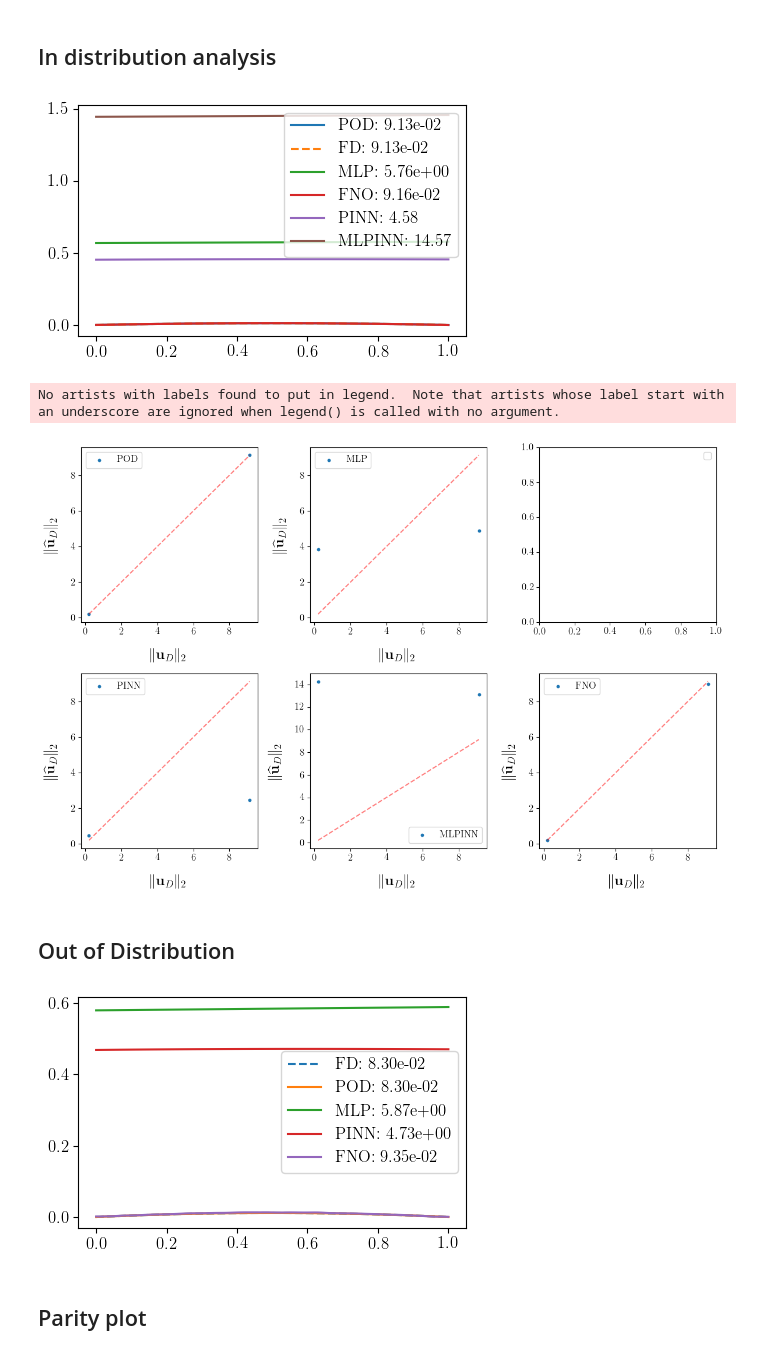
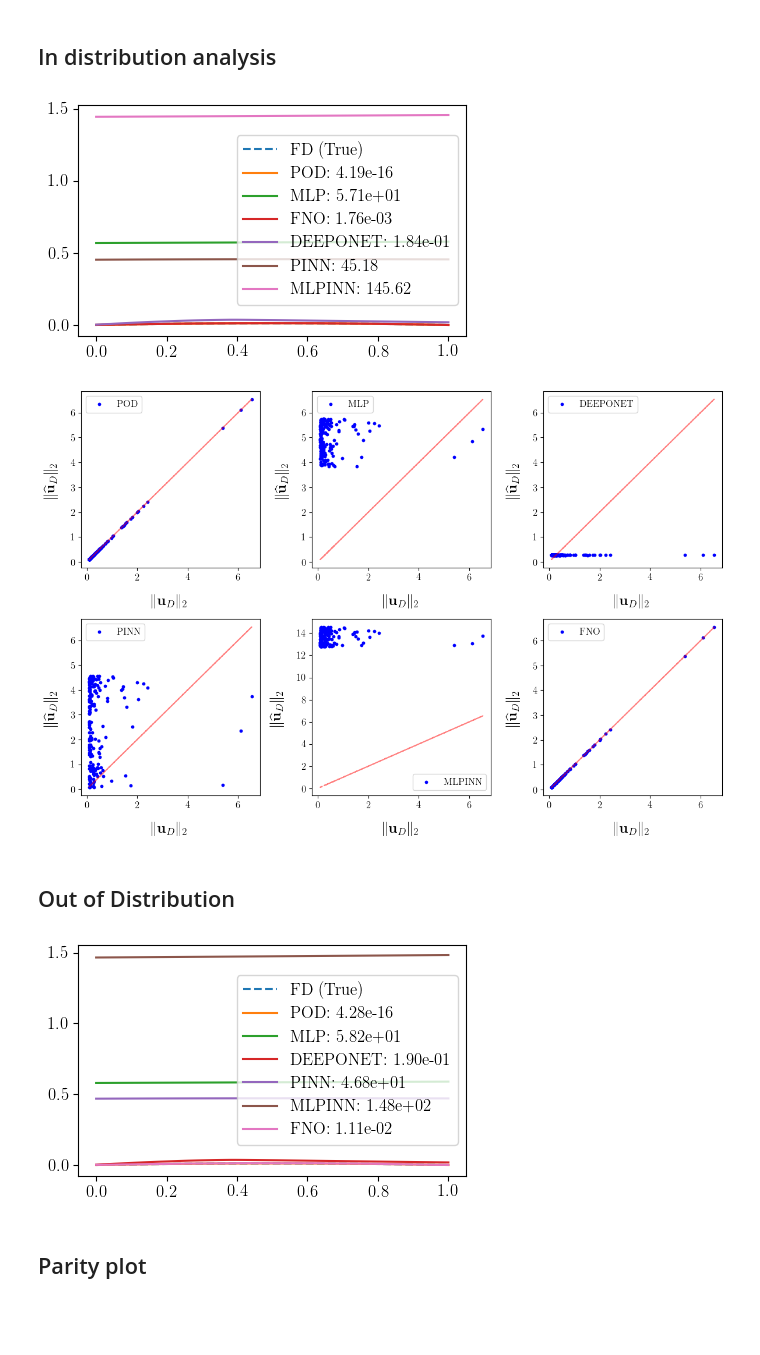
Before and after one commit to lechevaa/CEMRACS_SciML, a Jupyter notebook: notebooks/PoissonEquation/Poisson_step_1.ipynb, the cells around one changed output. Saved outputs shown, nothing was run; the diff lists cells and outputs as text; code cells hidden in the pictures; blank space fills up the shorter version.

```diff
--- a/notebooks/PoissonEquation/Poisson_step_1.ipynb
+++ b/notebooks/PoissonEquation/Poisson_step_1.ipynb
@@ -209,64 +200,64 @@ solver.change_D(new_D=new_D)
 U_FD = solver.solve()
 U_MLP = all_methods['MLP'].apply_method([new_D])
 U_POD = all_methods['POD'].apply_method(new_D)
-# U_DONUT = all_methods['DEEPONET'].apply_method(new_D)
+U_DONUT = all_methods['DEEPONET'].apply_method([new_D]).flatten()
 U_PINN = all_methods['PINN'].apply_method([new_D])
 U_MLPINN = all_methods['MLPINN'].apply_method([new_D])
 U_FNO = all_methods['FNO'].apply_method([new_D]).flatten().detach().numpy()
 
-plt.plot(solver.x, U_POD, label=f'POD: {np.linalg.norm(U_POD, 2):.2e}')
-plt.plot(solver.x, U_FD, '--', label=f'FD: {np.linalg.norm(U_FD, 2):.2e}')
-plt.plot(solver.x, U_MLP, label=f'MLP: {np.linalg.norm(U_MLP, 2):.2e}')
-plt.plot(solver.x, U_FNO, label=f'FNO: {np.linalg.norm(U_FNO, 2):.2e}')
-# plt.plot(solver.x, U_DONUT, label=f'DEEPONET: {np.linalg.norm(U_DONUT, 2):.2e}')
-plt.plot(solver.x, U_PINN, label=f'PINN: {np.linalg.norm(U_PINN, 2):.2f}')
-plt.plot(solver.x, U_MLPINN, label=f'MLPINN: {np.linalg.norm(U_MLPINN, 2):.2f}')
+plt.plot(solver.x, U_FD, '--', label=f'FD (True)')
+
+plt.plot(solver.x, U_POD, label=f'POD: {np.linalg.norm(U_POD - U_FD, 2):.2e}')
+plt.plot(solver.x, U_MLP, label=f'MLP: {np.linalg.norm(U_MLP - U_FD, 2):.2e}')
+plt.plot(solver.x, U_FNO, label=f'FNO: {np.linalg.norm(U_FNO - U_FD, 2):.2e}')
+plt.plot(solver.x, U_DONUT, label=f'DEEPONET: {np.linalg.norm(U_DONUT - U_FD, 2):.2e}')
+plt.plot(solver.x, U_PINN, label=f'PINN: {np.linalg.norm(U_PINN - U_FD, 2):.2f}')
+plt.plot(solver.x, U_MLPINN, label=f'MLPINN: {np.linalg.norm(U_MLPINN - U_FD, 2):.2f}')
 plt.legend()
 plt.show()
 # %% [output]
-[figure, old version]
+[figure, new version]
 # %%
 fig, axs = plt.subplots(2, 3, figsize=(12, 8))
 
-all_methods['POD'].parity_plot(U=U_val, D=D_val, ax=axs[0][0], label='POD')
-all_methods['MLP'].parity_plot(U=U_val, D=D_val, ax=axs[0][1], label='MLP')
-# all_methods['DEEPONET'].parity_plot(U=dU_val, D=DX_val, ax=axs[0][2], label='DEEPONET')
-all_methods['PINN'].parity_plot(U=U_val, D=DX_val, ax=axs[1][0], label='PINN')
-all_methods['MLPINN'].parity_plot(U=U_val, D=DX_val, ax=axs[1][1], label='MLPINN')
-all_methods['FNO'].parity_plot(U=U_val, D=D_val, ax=axs[1][2], label='FNO')
+all_methods['POD'].parity_plot(U=U_val, D=D_val, ax=axs[0][0], label='POD', color='blue')
+all_methods['MLP'].parity_plot(U=U_val, D=D_val, ax=axs[0][1], label='MLP', color='blue')
+all_methods['DEEPONET'].parity_plot(U=dU_val, D=DX_val, ax=axs[0][2], label='DEEPONET', color='blue')
+all_methods['PINN'].parity_plot(U=U_val, D=DX_val, ax=axs[1][0], label='PINN', color='blue')
+all_methods['MLPINN'].parity_plot(U=U_val, D=DX_val, ax=axs[1][1], label='MLPINN', color='blue')
+all_methods['FNO'].parity_plot(U=U_val, D=D_val, ax=axs[1][2], label='FNO', color='blue')
 
 for ax in axs.flatten():
     ax.legend()
 fig.tight_layout()
 plt.show()
 # %% [output]
-No artists with labels found to put in legend.  Note that artists whose label start with an underscore are ignored when legend() is called with no argument.
-[figure, old version]
+[figure, new version]
 # %% [markdown]
 ## Out of Distribution
 # %%
 new_D = 11.
 solver.change_D(new_D=new_D)
 U_FD = solver.solve()
 U_MLP = all_methods['MLP'].apply_method([new_D])
 U_POD = all_methods['POD'].apply_method(new_D)
-# U_DONUT = all_methods['DEEPONET'].apply_method(new_D)
+U_DONUT = all_methods['DEEPONET'].apply_method([new_D]).flatten()
 U_PINN = all_methods['PINN'].apply_method([new_D])
 U_MLPINN = all_methods['MLPINN'].apply_method([new_D])
 U_FNO = all_methods['FNO'].apply_method([new_D]).flatten().detach().numpy()
 
 
-plt.plot(solver.x, U_FD, '--', label=f'FD: {np.linalg.norm(U_FD, 2):.2e}')
-plt.plot(solver.x, U_POD, label=f'POD: {np.linalg.norm(U_POD, 2):.2e}')
-plt.plot(solver.x, U_MLP, label=f'MLP: {np.linalg.norm(U_MLP, 2):.2e}')
-# plt.plot(solver.x, U_DONUT, label=f'DEEPONET: {np.linalg.norm(U_DONUT, 2):.2e}')
-plt.plot(solver.x, U_PINN, label=f'PINN: {np.linalg.norm(U_PINN, 2):.2e}')
-# plt.plot(solver.x, U_MLPINN, label=f'MLPINN: {np.linalg.norm(U_MLPINN, 2):.2e}')
-plt.plot(solver.x, U_FNO, label=f'FNO: {np.linalg.norm(U_FNO, 2):.2e}')
+plt.plot(solver.x, U_FD, '--', label=f'FD (True)')
+plt.plot(solver.x, U_POD, label=f'POD: {np.linalg.norm(U_POD - U_FD, 2):.2e}')
+plt.plot(solver.x, U_MLP, label=f'MLP: {np.linalg.norm(U_MLP - U_FD, 2):.2e}')
+plt.plot(solver.x, U_DONUT, label=f'DEEPONET: {np.linalg.norm(U_DONUT - U_FD, 2):.2e}')
+plt.plot(solver.x, U_PINN, label=f'PINN: {np.linalg.norm(U_PINN - U_FD, 2):.2e}')
+plt.plot(solver.x, U_MLPINN, label=f'MLPINN: {np.linalg.norm(U_MLPINN - U_FD, 2):.2e}')
+plt.plot(solver.x, U_FNO, label=f'FNO: {np.linalg.norm(U_FNO - U_FD, 2):.2e}')
 plt.legend()
 plt.show()
 # %% [output]
-[figure, old version]
+[figure, new version]
 # %% [markdown]
 ## Parity plot
 # %%
```
Also changed, not shown: parts of 8 cells of this notebook, 5 other files.
